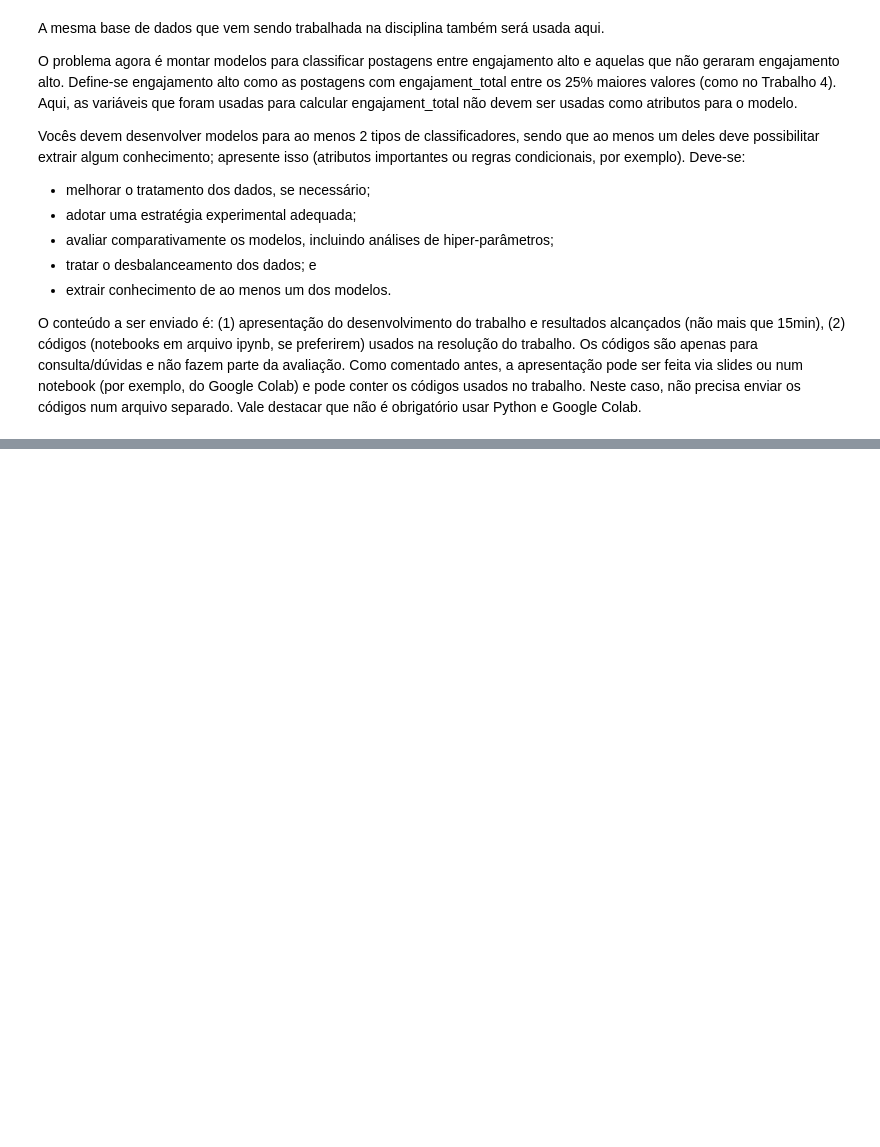
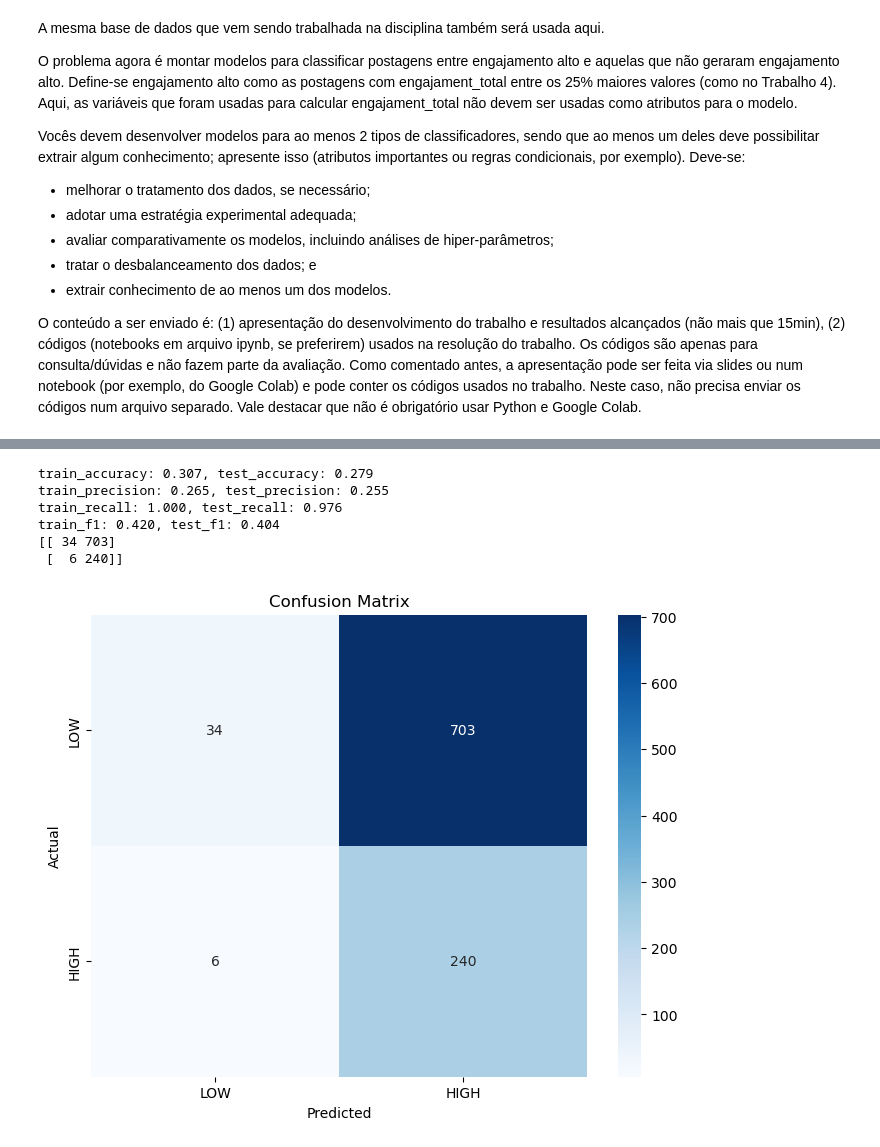
Before and after one commit to Patrick448/Data-Mining, a Jupyter notebook: 4-classification/classification.ipynb, the cells around one changed output, grey strips where cells are left out. Cells and saved outputs as stored; diff of their text form; code cells hidden in the pictures; blank space fills up the shorter version.

```diff
--- a/4-classification/classification.ipynb
+++ b/4-classification/classification.ipynb
@@ -44,0 +224,11 @@ df
+# %%
+naive_bayes = GaussianNB()
+model_report(naive_bayes, df_x, df_y)
+# %% [output]
+train_accuracy: 0.307, test_accuracy: 0.279
+train_precision: 0.265, test_precision: 0.255
+train_recall: 1.000, test_recall: 0.976
+train_f1: 0.420, test_f1: 0.404
+[[ 34 703]
+ [  6 240]]
+[figure, added]
```
Also changed, not shown: parts of 16 cells of this notebook.
